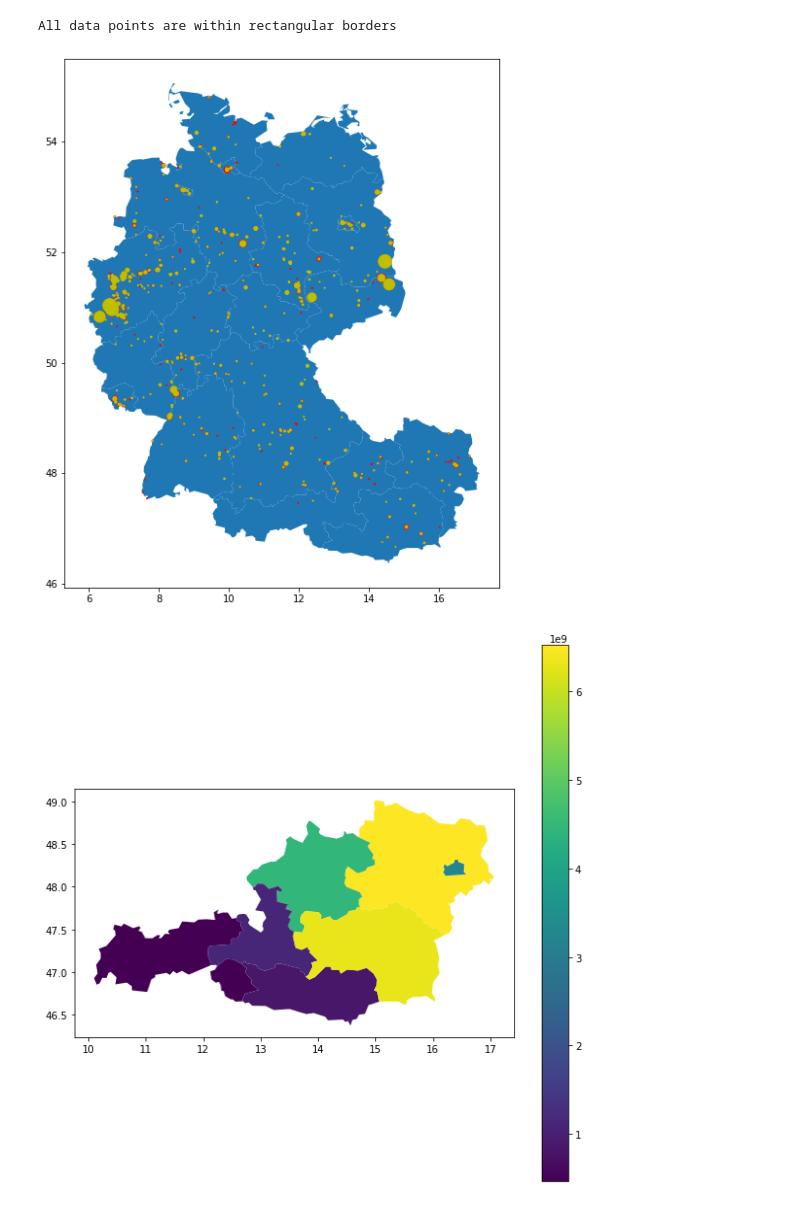
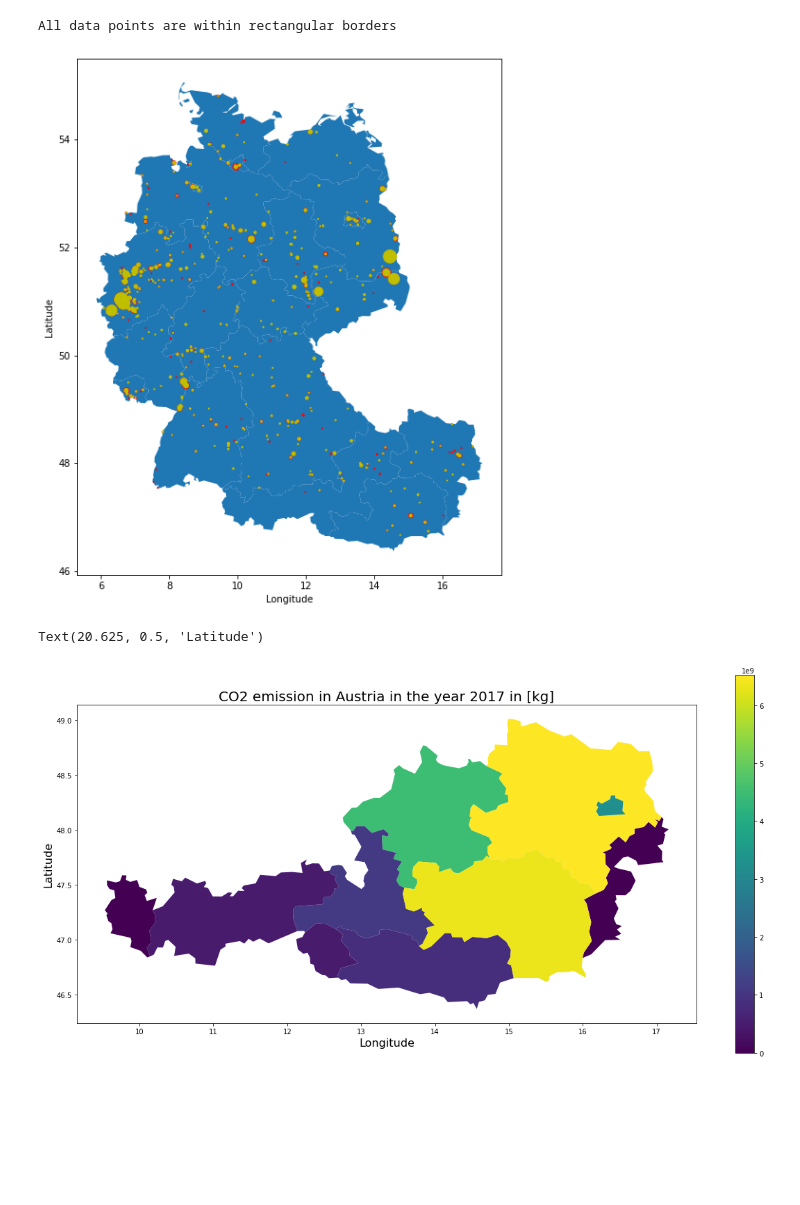
Before and after one commit to ElsevierSoftwareX/SOFTX-D-21-00134, a Jupyter notebook: docs/source/notebooks/Tutorial_3_Using_Map_Data.ipynb, the cells around one changed output. Saved outputs shown, nothing was run; the diff lists cells and outputs as text; code cells hidden in the pictures; blank space fills up the shorter version.

Commit message:
updating docmuntetation, visual update for tutorials

```diff
--- a/docs/source/notebooks/Tutorial_3_Using_Map_Data.ipynb
+++ b/docs/source/notebooks/Tutorial_3_Using_Map_Data.ipynb
@@ -72,33 +74,37 @@ mapdata5 = ep.f_mb(mb, CNTR_CODE=['DE','AT'])
 
 fig2 = plt.figure()
 ax1 = fig2.add_subplot(1, 1, 1)
-ax1 = ep.map_PollutantSource(data5, mapdata5, markersize=200, category='PollutantName', ax=ax1)
+ax1 = ep.map_PollutantSource(data5, mapdata5, markersize=200, category='PollutantName', ax=ax1).set(xlabel='Longitude', ylabel='Latitude')
 fig2.set_figheight(10)
 fig2.set_figwidth(10)
 # %% [output]
 All data points are within rectangular borders
-[figure, old version]
+[figure, new version]
 # %%
 NUTS_LVL = '2'
 Resolution = '10M'
 projection = '4326'
 spatialtype = 'RG'
 m_year = '2013'
 
 mb = ep.read_mb(Resolution=Resolution, spatialtype=spatialtype, NUTS_LVL=NUTS_LVL, m_year=m_year, projection=projection)
 
 
 CountryName = ['Austria']
 ReportingYear = [2017]
 PollutantName = ['Carbon dioxide (CO2)']
 
 data6 = ep.f_db(db,CountryName=CountryName, ReportingYear=ReportingYear, PollutantName=PollutantName)
 mapdata6 = ep.f_mb(mb, CNTR_CODE='AT')
 
 fig3 = plt.figure()
 ax1 = fig3.add_subplot(1, 1, 1)
 ax1 = ep.map_PollutantRegions(data6, mapdata6, ax=ax1, legend=True)
+plt.title("CO2 emission in Austria in the year 2017 in [kg]", fontsize=20)
 fig3.set_figheight(10)
-fig3.set_figwidth(10)
+fig3.set_figwidth(20)
+plt.xlabel('Longitude', fontsize=16)
+plt.ylabel('Latitude', fontsize=16)
 # %% [output]
+Text(20.625, 0.5, 'Latitude')
-[figure, old version]
+[figure, new version]
```
Also changed, not shown: parts of 7 cells of this notebook, 18 other files.
